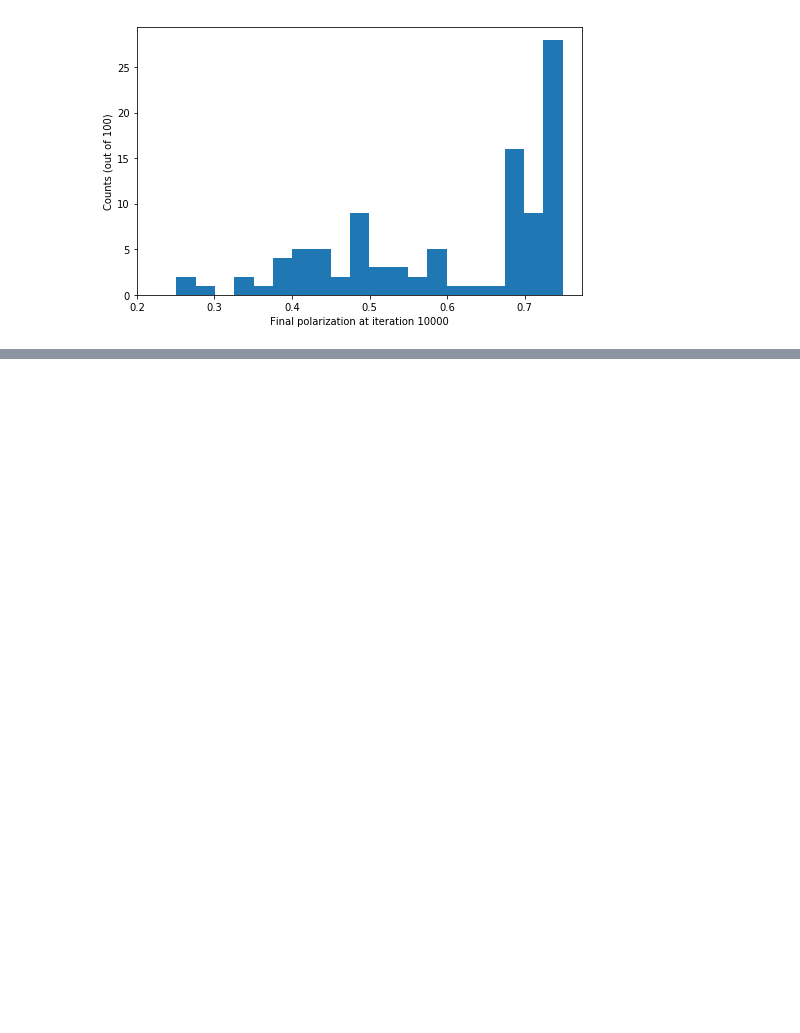
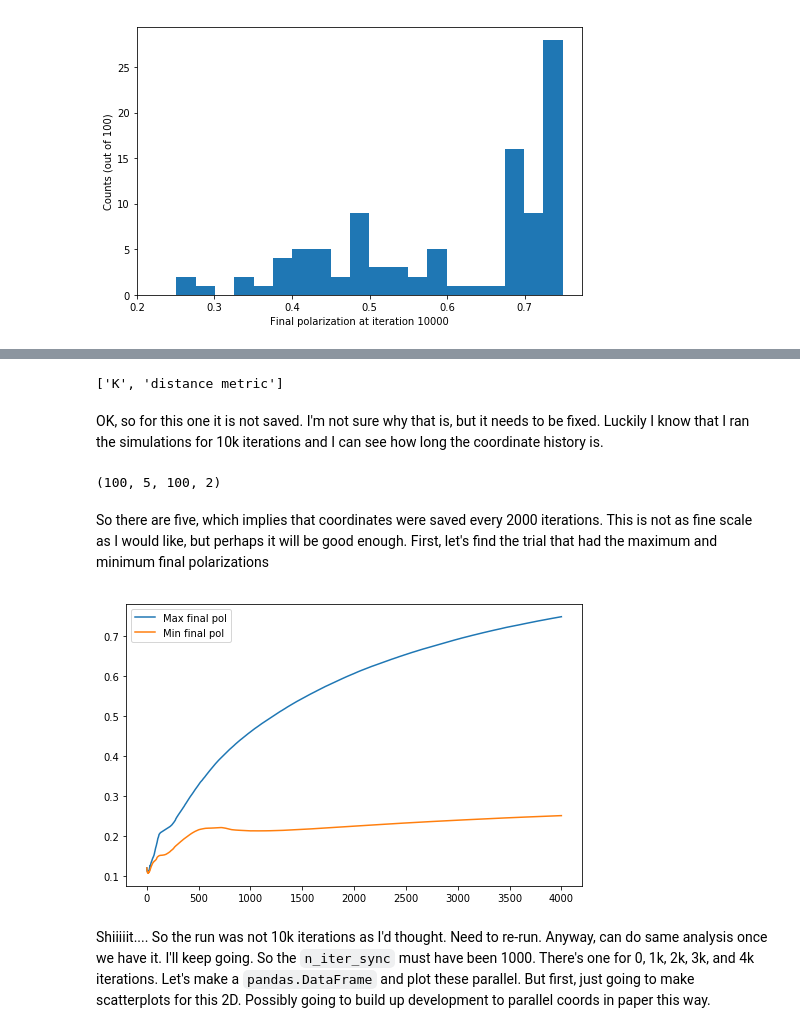
Before and after one commit to mt-digital/polarization, a Jupyter notebook: Complexity plots development 4-14.ipynb, the cells around one changed output, grey strips where cells are left out. Saved outputs shown, nothing was run; the diff lists cells and outputs as text; code cells hidden in the pictures; blank space fills up the shorter version.

Commit message:
rerunning single initial conditions

```diff
--- a/Complexity plots development 4-14.ipynb
+++ b/Complexity plots development 4-14.ipynb
@@ -434,15 +432,16 @@ hdf.close()
 # %%
 import h5py
 
-hdf = h5py.File('test_rerun_10k-its.hdf', 'r')
-plt.figure(figsize=(7, 4.5))
-plt.hist(hdf['connected caveman/polarization'][:, -1], bins=20)
-plt.xlabel('Final polarization at iteration 10000')
-plt.ylabel('Counts (out of 100)')
-plt.xticks(np.arange(0.2, 0.71, 0.1))
-# plt.title('Will run this again out to 10000 iterations')
-plt.savefig('reports/Figures/caveman-highpol-histogram-10k-its.pdf')
+with h5py.File('test_rerun_10k-its.hdf', 'r') as hdf:
 
-hdf.close()
+    plt.figure(figsize=(7, 4.5))
+
+    plt.hist(hdf['connected caveman/polarization'][:, -1], bins=20)
+
+    plt.xlabel('Final polarization at iteration 10000')
+    plt.ylabel('Counts (out of 100)')
+    plt.xticks(np.arange(0.2, 0.71, 0.1))
+
+    plt.savefig('reports/Figures/caveman-highpol-histogram-10k-its.pdf')
 # %% [output]
 [figure]
@@ -448,0 +452,30 @@ hdf.close()
+# %%
+with h5py.File('test_rerun_10k-its.hdf', 'r') as hdf:
+    print(list(hdf.attrs.keys()))
+# %% [output]
+['K', 'distance metric']
+# %% [markdown]
+OK, so for this one it is not saved. I'm not sure why that is, but it needs to be fixed. Luckily I know that I ran the simulations for 10k iterations and I can see how long the coordinate history is.
+# %%
+with h5py.File('test_rerun_10k-its.hdf', 'r') as hdf:
+    coords_hist = hdf['connected caveman/coords']
+    print(coords_hist.shape)
+# %% [output]
+(100, 5, 100, 2)
+# %% [markdown]
+So there are five, which implies that coordinates were saved every 2000 iterations. This is not as fine scale as I would like, but perhaps it will be good enough. First, let's find the trial that had the maximum and minimum final polarizations
+# %%
+ccpath = 'connected caveman/'
+with h5py.File('test_rerun_10k-its.hdf', 'r') as hdf:
+    pol = hdf[ccpath + 'polarization']
+    finals = pol[:, -1]
+    max_idx = np.argmax(finals)
+    min_idx = np.argmin(finals)
+    fig, ax = plt.subplots(figsize=(7, 4.5))
+    ax.plot(pol[max_idx], label='Max final pol')
+    ax.plot(pol[min_idx], label='Min final pol')
+    ax.legend()
+# %% [output]
+[figure, added]
+# %% [markdown]
+Shiiiiit.... So the run was not 10k iterations as I'd thought. Need to re-run. Anyway, can do same analysis once we have it. I'll keep going. So the `n_iter_sync` must have been 1000. There's one for 0, 1k, 2k, 3k, and 4k iterations. Let's make a `pandas.DataFrame` and plot these parallel. But first, just going to make scatterplots for this 2D. Possibly going to build up development to parallel coords in paper this way.
```
Also changed, not shown: parts of 4 cells of this notebook, 2 other files.
